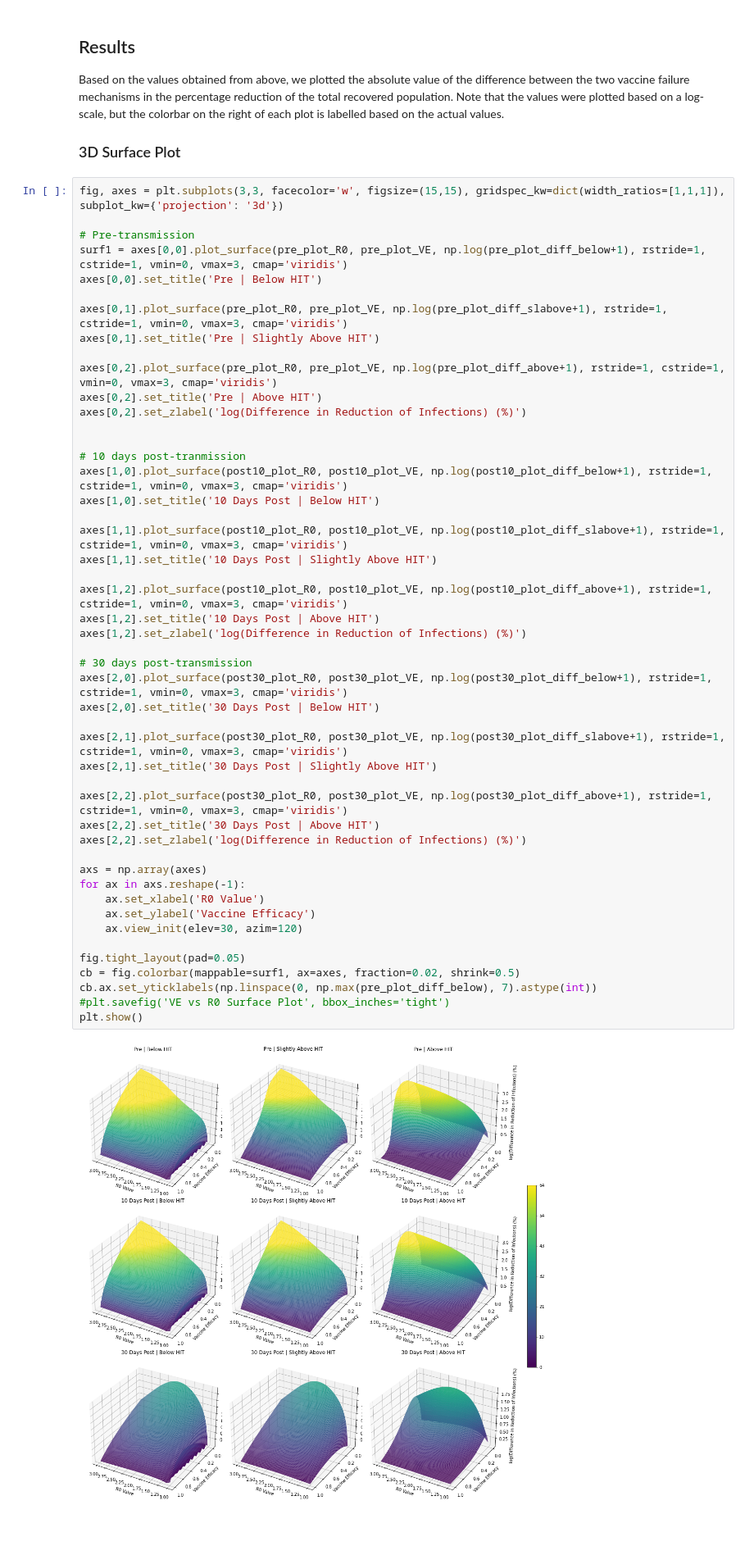
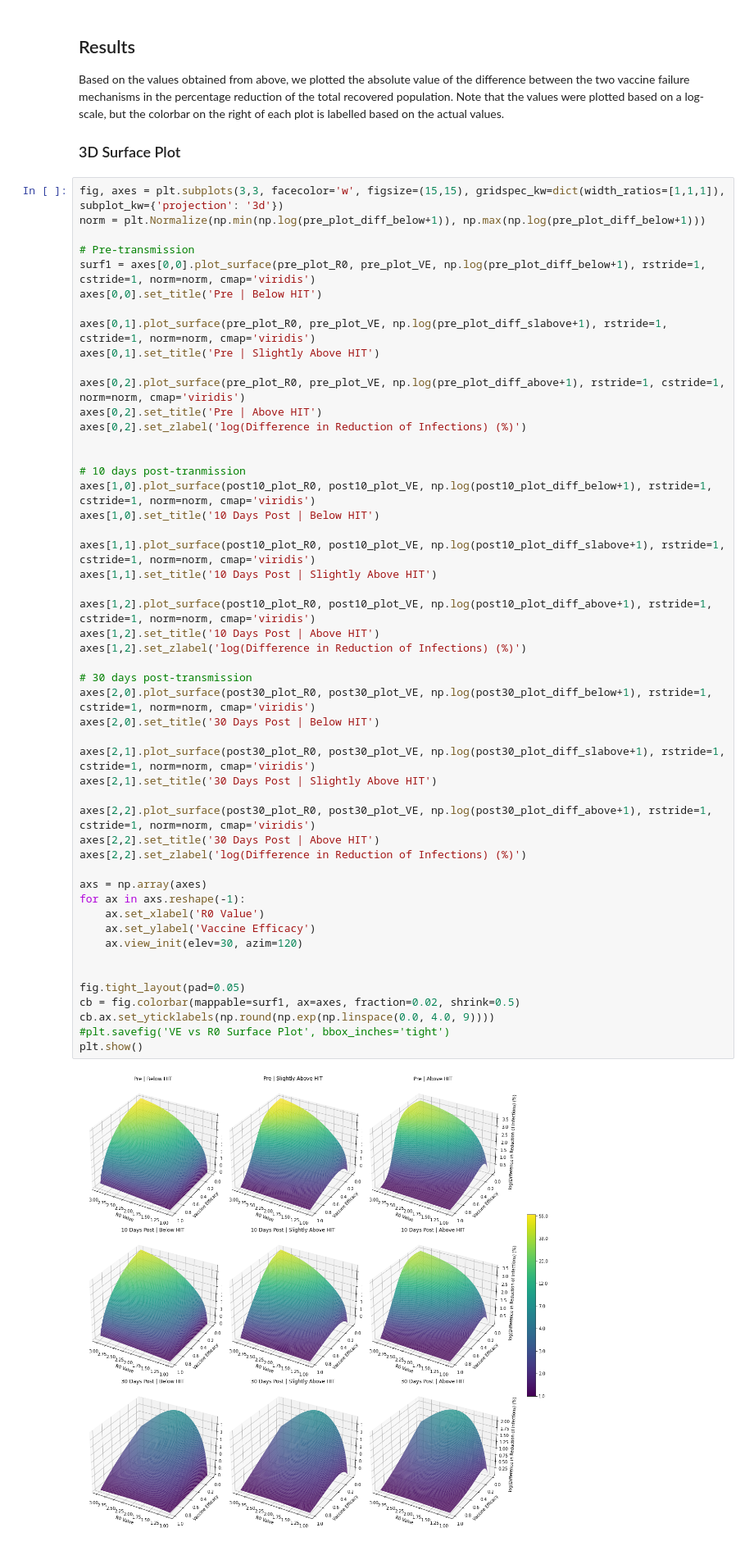
Before and after one commit to anjalika-nande/VaccineEfficacy, a Jupyter notebook: Vaccine Efficacy - VE vs. R0 Plot.ipynb, the cells around one changed output. Shown at 82% size. Saved outputs shown, nothing was run; the diff lists cells and outputs as text.

```diff
--- a/Vaccine Efficacy - VE vs. R0 Plot.ipynb
+++ b/Vaccine Efficacy - VE vs. R0 Plot.ipynb
@@ -631,54 +619,56 @@ Based on the values obtained from above, we plotted the absolute value of the di
 ### 3D Surface Plot
 # %%
 fig, axes = plt.subplots(3,3, facecolor='w', figsize=(15,15), gridspec_kw=dict(width_ratios=[1,1,1]), subplot_kw={'projection': '3d'})
+norm = plt.Normalize(np.min(np.log(pre_plot_diff_below+1)), np.max(np.log(pre_plot_diff_below+1)))
 
 # Pre-transmission
-surf1 = axes[0,0].plot_surface(pre_plot_R0, pre_plot_VE, np.log(pre_plot_diff_below+1), rstride=1, cstride=1, vmin=0, vmax=3, cmap='viridis')
+surf1 = axes[0,0].plot_surface(pre_plot_R0, pre_plot_VE, np.log(pre_plot_diff_below+1), rstride=1, cstride=1, norm=norm, cmap='viridis')
 axes[0,0].set_title('Pre | Below HIT')
 
-axes[0,1].plot_surface(pre_plot_R0, pre_plot_VE, np.log(pre_plot_diff_slabove+1), rstride=1, cstride=1, vmin=0, vmax=3, cmap='viridis')
+axes[0,1].plot_surface(pre_plot_R0, pre_plot_VE, np.log(pre_plot_diff_slabove+1), rstride=1, cstride=1, norm=norm, cmap='viridis')
 axes[0,1].set_title('Pre | Slightly Above HIT')
 
-axes[0,2].plot_surface(pre_plot_R0, pre_plot_VE, np.log(pre_plot_diff_above+1), rstride=1, cstride=1, vmin=0, vmax=3, cmap='viridis')
+axes[0,2].plot_surface(pre_plot_R0, pre_plot_VE, np.log(pre_plot_diff_above+1), rstride=1, cstride=1, norm=norm, cmap='viridis')
 axes[0,2].set_title('Pre | Above HIT')
 axes[0,2].set_zlabel('log(Difference in Reduction of Infections) (%)')
 
 
 # 10 days post-tranmission
-axes[1,0].plot_surface(post10_plot_R0, post10_plot_VE, np.log(post10_plot_diff_below+1), rstride=1, cstride=1, vmin=0, vmax=3, cmap='viridis')
+axes[1,0].plot_surface(post10_plot_R0, post10_plot_VE, np.log(post10_plot_diff_below+1), rstride=1, cstride=1, norm=norm, cmap='viridis')
 axes[1,0].set_title('10 Days Post | Below HIT')
 
-axes[1,1].plot_surface(post10_plot_R0, post10_plot_VE, np.log(post10_plot_diff_slabove+1), rstride=1, cstride=1, vmin=0, vmax=3, cmap='viridis')
+axes[1,1].plot_surface(post10_plot_R0, post10_plot_VE, np.log(post10_plot_diff_slabove+1), rstride=1, cstride=1, norm=norm, cmap='viridis')
 axes[1,1].set_title('10 Days Post | Slightly Above HIT')
 
-axes[1,2].plot_surface(post10_plot_R0, post10_plot_VE, np.log(post10_plot_diff_above+1), rstride=1, cstride=1, vmin=0, vmax=3, cmap='viridis')
+axes[1,2].plot_surface(post10_plot_R0, post10_plot_VE, np.log(post10_plot_diff_above+1), rstride=1, cstride=1, norm=norm, cmap='viridis')
 axes[1,2].set_title('10 Days Post | Above HIT')
 axes[1,2].set_zlabel('log(Difference in Reduction of Infections) (%)')
 
 # 30 days post-transmission
-axes[2,0].plot_surface(post30_plot_R0, post30_plot_VE, np.log(post30_plot_diff_below+1), rstride=1, cstride=1, vmin=0, vmax=3, cmap='viridis')
+axes[2,0].plot_surface(post30_plot_R0, post30_plot_VE, np.log(post30_plot_diff_below+1), rstride=1, cstride=1, norm=norm, cmap='viridis')
 axes[2,0].set_title('30 Days Post | Below HIT')
 
-axes[2,1].plot_surface(post30_plot_R0, post30_plot_VE, np.log(post30_plot_diff_slabove+1), rstride=1, cstride=1, vmin=0, vmax=3, cmap='viridis')
+axes[2,1].plot_surface(post30_plot_R0, post30_plot_VE, np.log(post30_plot_diff_slabove+1), rstride=1, cstride=1, norm=norm, cmap='viridis')
 axes[2,1].set_title('30 Days Post | Slightly Above HIT')
 
-axes[2,2].plot_surface(post30_plot_R0, post30_plot_VE, np.log(post30_plot_diff_above+1), rstride=1, cstride=1, vmin=0, vmax=3, cmap='viridis')
+axes[2,2].plot_surface(post30_plot_R0, post30_plot_VE, np.log(post30_plot_diff_above+1), rstride=1, cstride=1, norm=norm, cmap='viridis')
 axes[2,2].set_title('30 Days Post | Above HIT')
 axes[2,2].set_zlabel('log(Difference in Reduction of Infections) (%)')
 
 axs = np.array(axes)
 for ax in axs.reshape(-1):
     ax.set_xlabel('R0 Value')
     ax.set_ylabel('Vaccine Efficacy')
     ax.view_init(elev=30, azim=120)
 
+
 fig.tight_layout(pad=0.05)
 cb = fig.colorbar(mappable=surf1, ax=axes, fraction=0.02, shrink=0.5)
-cb.ax.set_yticklabels(np.linspace(0, np.max(pre_plot_diff_below), 7).astype(int))
+cb.ax.set_yticklabels(np.round(np.exp(np.linspace(0.0, 4.0, 9))))
 #plt.savefig('VE vs R0 Surface Plot', bbox_inches='tight')
 plt.show()
 # %% [output]
-[figure, old version]
+[figure, new version]
 # %% [markdown]
 ### 2D Contour Plot
 
```
Also changed, not shown: parts of 7 cells of this notebook.
